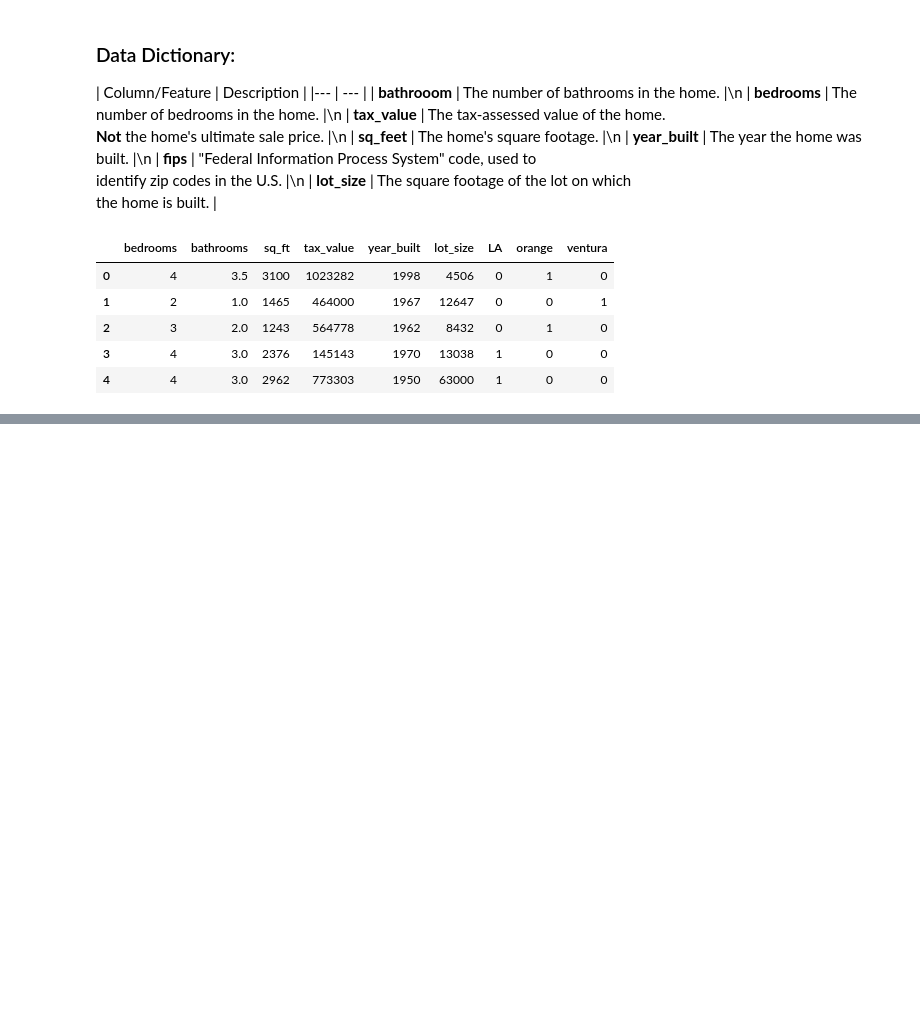
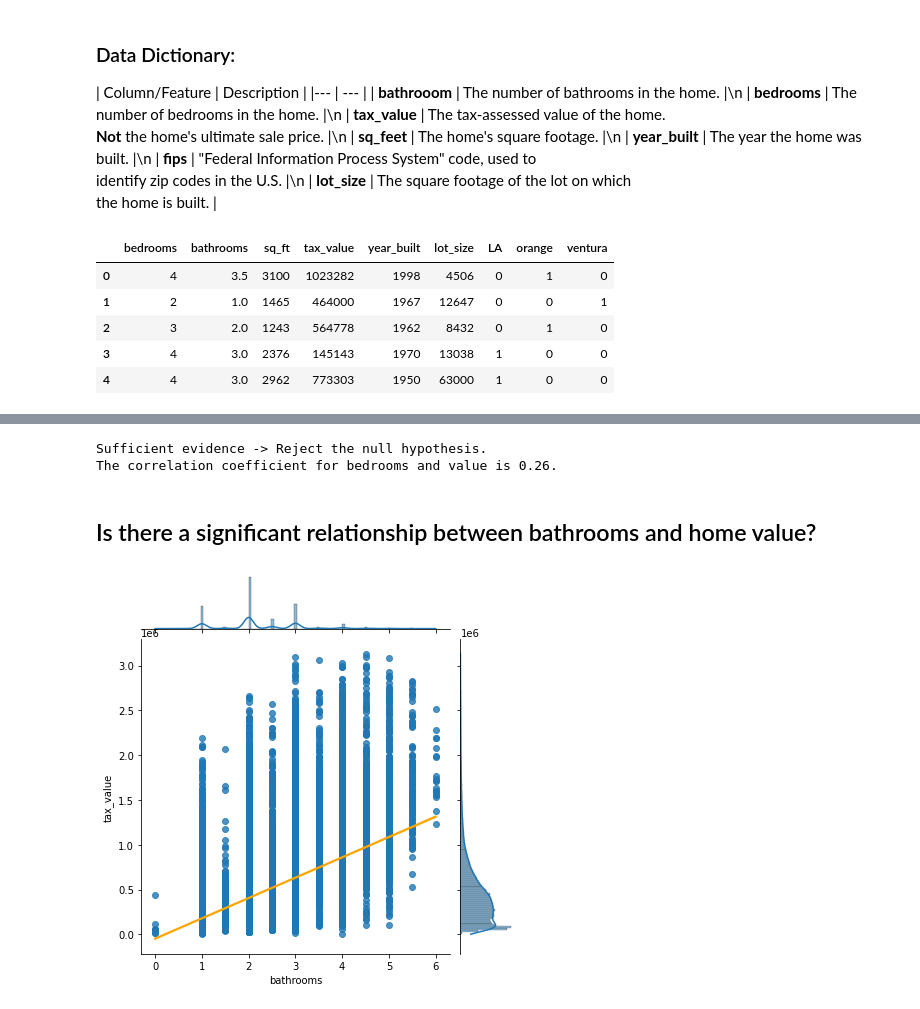
Before and after one commit to DanielFordHUB/zillow_regression_project, a Jupyter notebook: zillow_report.ipynb, the cells around one changed output, grey strips where cells are left out. Cells and saved outputs as stored; diff of their text form; code cells hidden in the pictures; blank space fills up the shorter version.

```diff
--- a/zillow_report.ipynb
+++ b/zillow_report.ipynb
@@ -100,0 +110,16 @@ sns.jointplot(x = "bedrooms", y = "tax_value", data = train, kind = 'reg',
+# %%
+#Running a Pearson's R test to check the correlation between square footage and a home's value:
+corr, p = stats.pearsonr(df.bedrooms, df.tax_value)
+
+#Running a significance test to determine whether we can reject the null:
+ex.significance_test(p)
+print(f'The correlation coefficient for bedrooms and value is {round(corr, 2)}.')
+# %% [output]
+Sufficient evidence -> Reject the null hypothesis.
+The correlation coefficient for bedrooms and value is 0.26.
+# %% [markdown]
+## Is there a significant relationship between bathrooms and home value?
+# %%
+ex.joint('bathrooms', 'tax_value', df)
+# %% [output]
+[figure, added]
```
Also changed, not shown: parts of 32 cells of this notebook, 5 other files.
